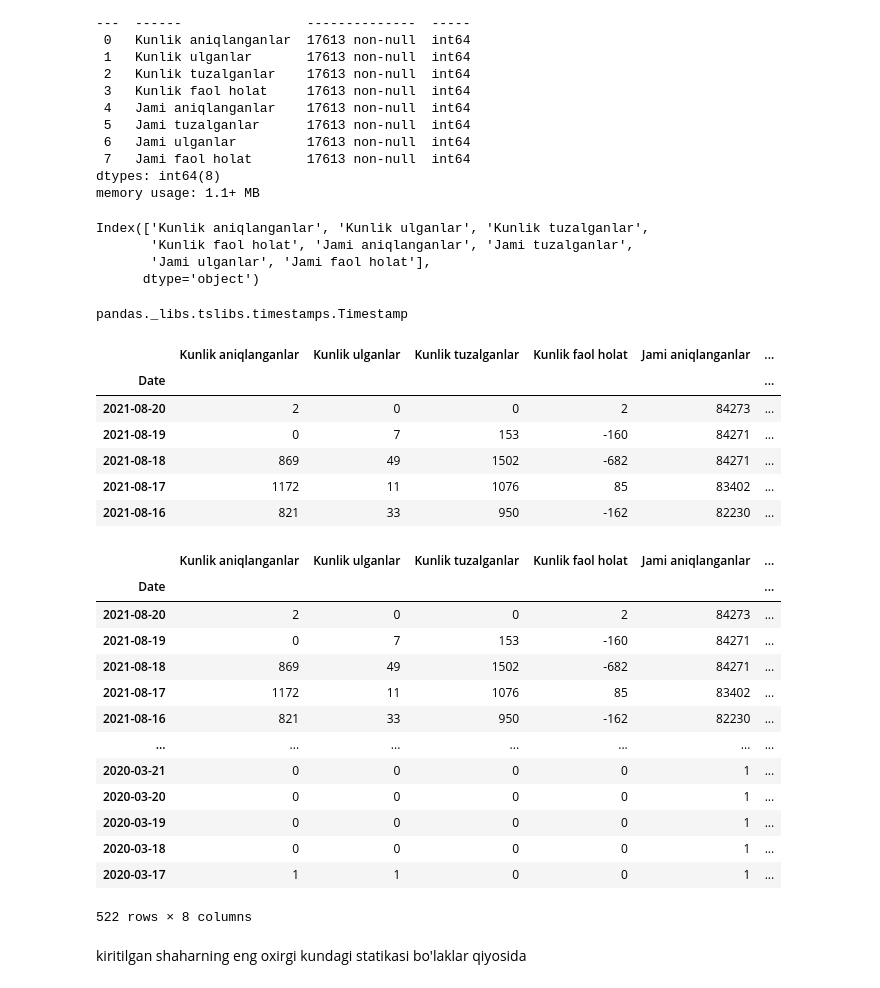
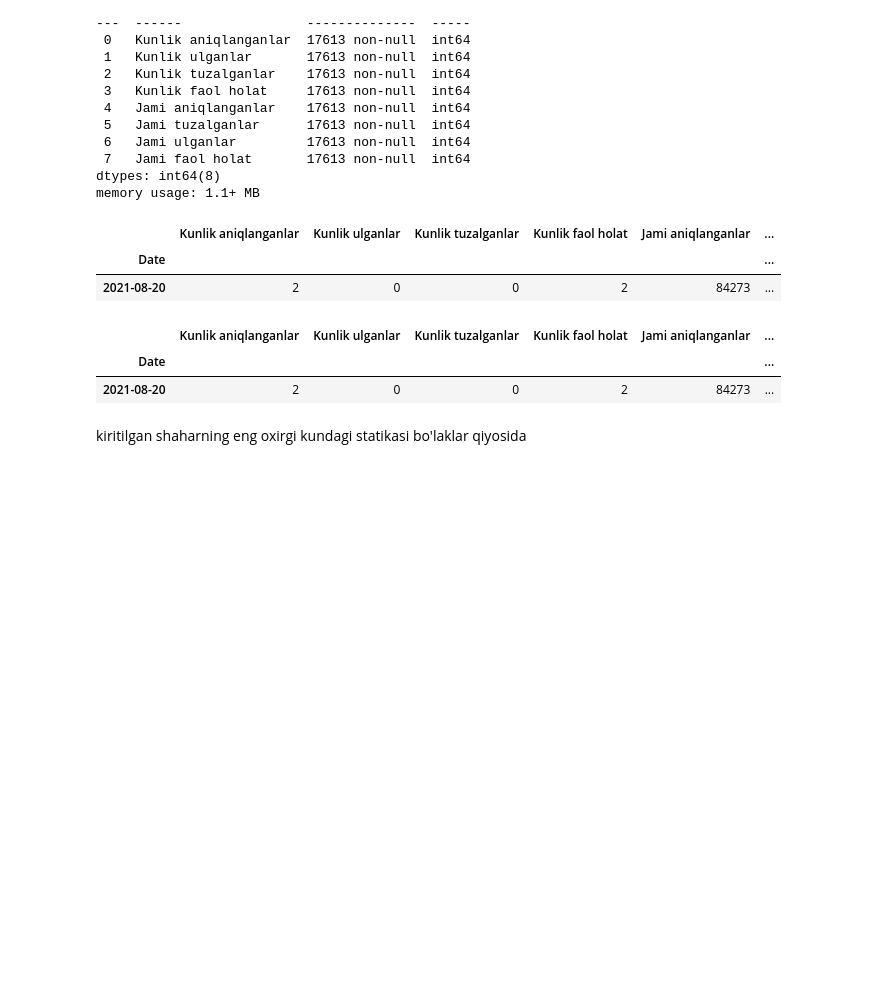
Before and after one commit to AsliddinTuxtasinov/covid-analiysis-in-indanesia, a Jupyter notebook: covid-19 case data analiysis.ipynb, the cells around one changed output. Saved outputs shown, nothing was run; the diff lists cells and outputs as text; code cells hidden in the pictures; blank space fills up the shorter version.

```diff
--- a/covid-19 case data analiysis.ipynb
+++ b/covid-19 case data analiysis.ipynb
@@ -40,46 +40,20 @@ Data columns (total 8 columns):
  7   Jami faol holat       17613 non-null  int64
 dtypes: int64(8)
 memory usage: 1.1+ MB
-# %%
-data.columns
-# %% [output]
-Index(['Kunlik aniqlanganlar', 'Kunlik ulganlar', 'Kunlik tuzalganlar',
-       'Kunlik faol holat', 'Jami aniqlanganlar', 'Jami tuzalganlar',
-       'Jami ulganlar', 'Jami faol holat'],
-      dtype='object')
-# %%
-type(data.index[0][1])
-# %% [output]
-pandas._libs.tslibs.timestamps.Timestamp
 # %%
 # df.xs() => dan foydalanamiz
 # data.loc[('JAWA TIMUR', '2020-01-08')] => bu orqali index ni ikkinchi argumenti orqali filter qilib bo'lmaydi
-data.xs(key='SUMATERA UTARA', level=0).head()
+data.xs(key='SUMATERA UTARA', level=0).head(1)
 # %% [output]
 |  | Kunlik aniqlanganlar | Kunlik ulganlar | Kunlik tuzalganlar | Kunlik faol holat | Jami aniqlanganlar | ... |
 | Date |  |  |  |  |  | ... |
 | 2021-08-20 | 2 | 0 | 0 | 2 | 84273 | ... |
-| 2021-08-19 | 0 | 7 | 153 | -160 | 84271 | ... |
-| 2021-08-18 | 869 | 49 | 1502 | -682 | 84271 | ... |
-| 2021-08-17 | 1172 | 11 | 1076 | 85 | 83402 | ... |
-| 2021-08-16 | 821 | 33 | 950 | -162 | 82230 | ... |
 # %%
-data.loc['SUMATERA UTARA']
+data.loc['SUMATERA UTARA'].head(1)
 # %% [output]
 |  | Kunlik aniqlanganlar | Kunlik ulganlar | Kunlik tuzalganlar | Kunlik faol holat | Jami aniqlanganlar | ... |
 | Date |  |  |  |  |  | ... |
 | 2021-08-20 | 2 | 0 | 0 | 2 | 84273 | ... |
-| 2021-08-19 | 0 | 7 | 153 | -160 | 84271 | ... |
-| 2021-08-18 | 869 | 49 | 1502 | -682 | 84271 | ... |
-| 2021-08-17 | 1172 | 11 | 1076 | 85 | 83402 | ... |
-| 2021-08-16 | 821 | 33 | 950 | -162 | 82230 | ... |
-| ... | ... | ... | ... | ... | ... | ... |
-| 2020-03-21 | 0 | 0 | 0 | 0 | 1 | ... |
-| 2020-03-20 | 0 | 0 | 0 | 0 | 1 | ... |
-| 2020-03-19 | 0 | 0 | 0 | 0 | 1 | ... |
-| 2020-03-18 | 0 | 0 | 0 | 0 | 1 | ... |
-| 2020-03-17 | 1 | 1 | 0 | 0 | 1 | ... |
-522 rows × 8 columns
 # %% [markdown]
 kiritilgan shaharning eng oxirgi kundagi statikasi bo'laklar qiyosida
 # %%
```
Also changed, not shown: parts of 7 cells of this notebook.
